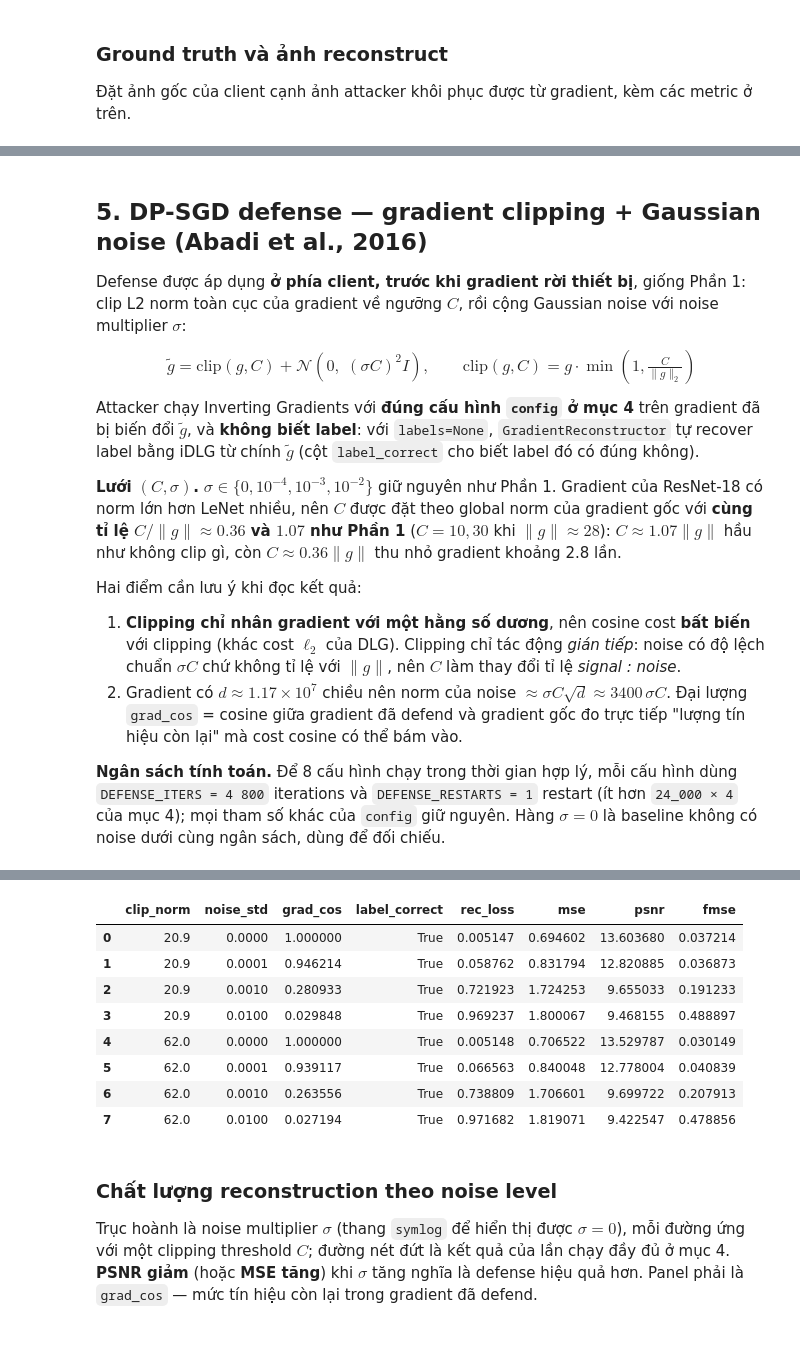
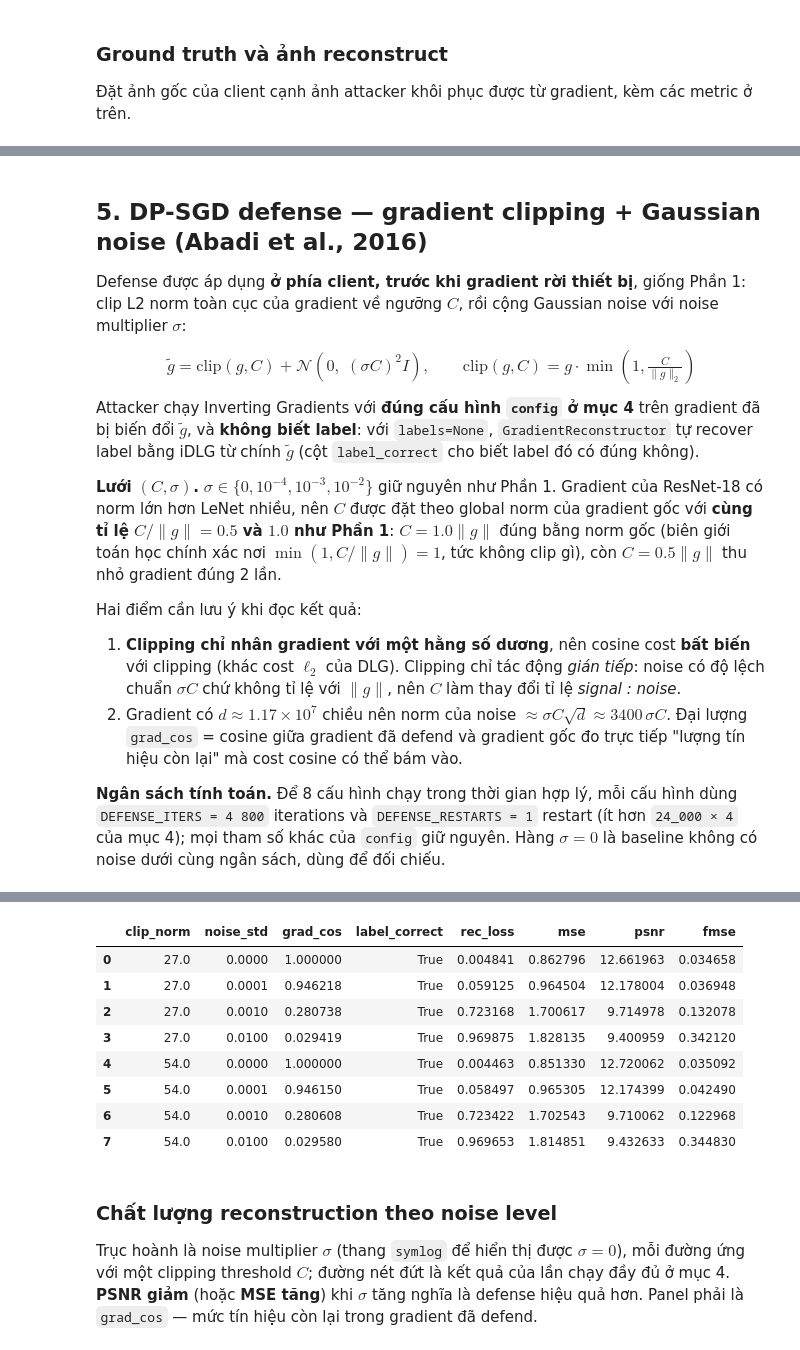
Before and after one commit to huynt119/Trustworthy_AI_Project, a Jupyter notebook: part2_resnet_inverting_gradients/part2.ipynb, the cells around one changed output, grey strips where cells are left out. Saved outputs shown, nothing was run; the diff lists cells and outputs as text; code cells hidden in the pictures.

```diff
--- a/part2_resnet_inverting_gradients/part2.ipynb
+++ b/part2_resnet_inverting_gradients/part2.ipynb
@@ -216,7 +219,7 @@ config = dict(signed=True,
               weights='equal',
               lr=0.1,
               optim='adam',
-              restarts=2,
+              restarts=4,
               max_iterations=24_000,
               total_variation=1e-6,
               init='randn',
@@ -316,7 +319,7 @@ $$\tilde{g} = \mathrm{clip}(g, C) + \mathcal{N}\!\left(0,\; (\sigma C)^2 I\right
 
 Attacker chạy Inverting Gradients với **đúng cấu hình `config` ở mục 4** trên gradient đã bị biến đổi $\tilde g$, và **không biết label**: với `labels=None`, `GradientReconstructor` tự recover label bằng iDLG từ chính $\tilde g$ (cột `label_correct` cho biết label đó có đúng không).
 
-**Lưới $(C, \sigma)$.** $\sigma \in \{0, 10^{-4}, 10^{-3}, 10^{-2}\}$ giữ nguyên như Phần 1. Gradient của ResNet-18 có norm lớn hơn LeNet nhiều, nên $C$ được đặt theo global norm của gradient gốc với **cùng tỉ lệ $C/\lVert g\rVert \approx 0.36$ và $1.07$ như Phần 1** ($C = 10, 30$ khi $\lVert g\rVert \approx 28$): $C \approx 1.07\lVert g\rVert$ hầu như không clip gì, còn $C \approx 0.36\lVert g\rVert$ thu nhỏ gradient khoảng 2.8 lần.
+**Lưới $(C, \sigma)$.** $\sigma \in \{0, 10^{-4}, 10^{-3}, 10^{-2}\}$ giữ nguyên như Phần 1. Gradient của ResNet-18 có norm lớn hơn LeNet nhiều, nên $C$ được đặt theo global norm của gradient gốc với **cùng tỉ lệ $C/\lVert g\rVert = 0.5$ và $1.0$ như Phần 1**: $C = 1.0\lVert g\rVert$ đúng bằng norm gốc (biên giới toán học chính xác nơi $\min(1, C/\lVert g\rVert)=1$, tức không clip gì), còn $C = 0.5\lVert g\rVert$ thu nhỏ gradient đúng 2 lần.
 
 Hai điểm cần lưu ý khi đọc kết quả:
 
@@ -340,7 +343,7 @@ def grad_cosine(a, b):
     return (sum((x * y).sum() for x, y in zip(a, b)) / (global_norm(a) * global_norm(b))).item()
 
 total_norm = global_norm(input_gradient)
-clip_norms = [round(r * total_norm, 1) for r in (0.36, 1.07)]                 # same C / ||g|| ratios as Part 1
+clip_norms = [round(r * total_norm, 1) for r in (0.5, 1.0)]                 # half-norm clip, and C = norm exactly (no clipping)
 noise_stds = [0.0, 1e-4, 1e-3, 1e-2]
 print("Global L2 norm of the original gradient: %.4f | clip norms C: %s" % (total_norm, clip_norms))
 
@@ -387,12 +390,12 @@ Total time: 134.28045558929443.
 |  | clip_norm | noise_std | grad_cos | label_correct | rec_loss | mse | psnr | fmse |
-| 0 | 20.9 | 0.0000 | 1.000000 | True | 0.005147 | 0.694602 | 13.603680 | 0.037214 |
-| 1 | 20.9 | 0.0001 | 0.946214 | True | 0.058762 | 0.831794 | 12.820885 | 0.036873 |
-| 2 | 20.9 | 0.0010 | 0.280933 | True | 0.721923 | 1.724253 | 9.655033 | 0.191233 |
-| 3 | 20.9 | 0.0100 | 0.029848 | True | 0.969237 | 1.800067 | 9.468155 | 0.488897 |
-| 4 | 62.0 | 0.0000 | 1.000000 | True | 0.005148 | 0.706522 | 13.529787 | 0.030149 |
-| 5 | 62.0 | 0.0001 | 0.939117 | True | 0.066563 | 0.840048 | 12.778004 | 0.040839 |
-| 6 | 62.0 | 0.0010 | 0.263556 | True | 0.738809 | 1.706601 | 9.699722 | 0.207913 |
-| 7 | 62.0 | 0.0100 | 0.027194 | True | 0.971682 | 1.819071 | 9.422547 | 0.478856 |
+| 0 | 27.0 | 0.0000 | 1.000000 | True | 0.004841 | 0.862796 | 12.661963 | 0.034658 |
+| 1 | 27.0 | 0.0001 | 0.946218 | True | 0.059125 | 0.964504 | 12.178004 | 0.036948 |
+| 2 | 27.0 | 0.0010 | 0.280738 | True | 0.723168 | 1.700617 | 9.714978 | 0.132078 |
+| 3 | 27.0 | 0.0100 | 0.029419 | True | 0.969875 | 1.828135 | 9.400959 | 0.342120 |
+| 4 | 54.0 | 0.0000 | 1.000000 | True | 0.004463 | 0.851330 | 12.720062 | 0.035092 |
+| 5 | 54.0 | 0.0001 | 0.946150 | True | 0.058497 | 0.965305 | 12.174399 | 0.042490 |
+| 6 | 54.0 | 0.0010 | 0.280608 | True | 0.723422 | 1.702543 | 9.710062 | 0.122968 |
+| 7 | 54.0 | 0.0100 | 0.029580 | True | 0.969653 | 1.814851 | 9.432633 | 0.344830 |
 # %% [markdown]
 ### Chất lượng reconstruction theo noise level
 
```
Also changed, not shown: parts of 9 cells of this notebook, 6 other files.
